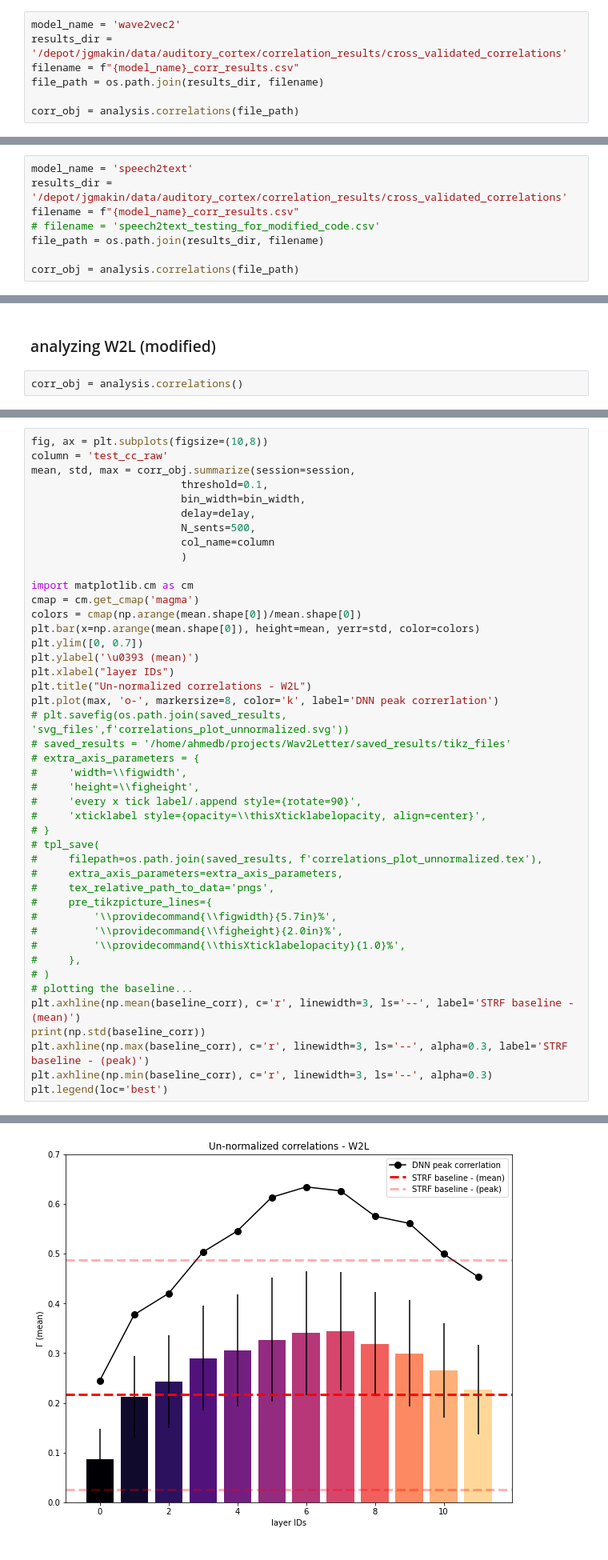
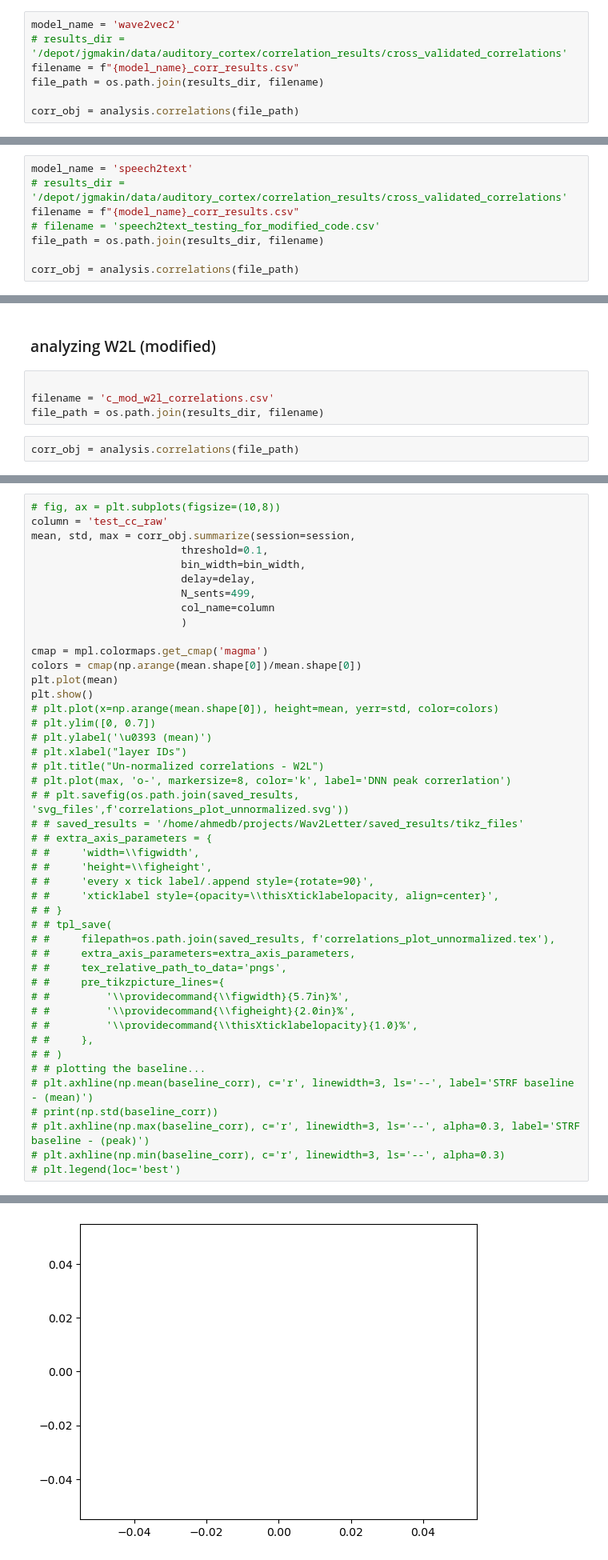
Before and after one commit to bilalhsp/Auditory_Cortex, a Jupyter notebook: experiments/correlations_analysis/correlations_analysis.ipynb, the cells around one changed output, grey strips where cells are left out. Shown at 80% size. Saved outputs shown, nothing was run; the diff lists cells and outputs as text.

Commit message:
updates to analysis and plotting

```diff
--- a/experiments/correlations_analysis/correlations_analysis.ipynb
+++ b/experiments/correlations_analysis/correlations_analysis.ipynb
@@ -152,7 +1496,7 @@ plt.legend(loc='best')
 [figure]
 # %%
 model_name = 'wave2vec2'
-results_dir = '/depot/jgmakin/data/auditory_cortex/correlation_results/cross_validated_correlations'
+# results_dir = '/depot/jgmakin/data/auditory_cortex/correlation_results/cross_validated_correlations'
 filename = f"{model_name}_corr_results.csv"
 file_path = os.path.join(results_dir, filename)
 
@@ -193,7 +1644,7 @@ plt.legend(loc='best')
 ### analyzing S2T
 # %%
 model_name = 'speech2text'
-results_dir = '/depot/jgmakin/data/auditory_cortex/correlation_results/cross_validated_correlations'
+# results_dir = '/depot/jgmakin/data/auditory_cortex/correlation_results/cross_validated_correlations'
 filename = f"{model_name}_corr_results.csv"
 # filename = 'speech2text_testing_for_modified_code.csv'
 file_path = os.path.join(results_dir, filename)
@@ -234,4 +1685,8 @@ plt.legend(loc='best')
 # %% [markdown]
 ### analyzing W2L (modified)
+# %%
+
+filename = 'c_mod_w2l_correlations.csv'
+file_path = os.path.join(results_dir, filename)
 # %%
-corr_obj = analysis.correlations()
+corr_obj = analysis.correlations(file_path)
@@ -238,45 +1743,46 @@ corr_obj = analysis.correlations()
 # %%
-fig, ax = plt.subplots(figsize=(10,8))
+# fig, ax = plt.subplots(figsize=(10,8))
 column = 'test_cc_raw'
 mean, std, max = corr_obj.summarize(session=session,
                         threshold=0.1,
                         bin_width=bin_width,
                         delay=delay,
-                        N_sents=500,
+                        N_sents=499,
                         col_name=column
                         )
 
-import matplotlib.cm as cm
-cmap = cm.get_cmap('magma')
+cmap = mpl.colormaps.get_cmap('magma')
 colors = cmap(np.arange(mean.shape[0])/mean.shape[0])
-plt.bar(x=np.arange(mean.shape[0]), height=mean, yerr=std, color=colors)
-plt.ylim([0, 0.7])
-plt.ylabel('\u0393 (mean)')
-plt.xlabel("layer IDs")
-plt.title("Un-normalized correlations - W2L")
-plt.plot(max, 'o-', markersize=8, color='k', label='DNN peak correrlation')
-# plt.savefig(os.path.join(saved_results, 'svg_files',f'correlations_plot_unnormalized.svg'))
-# saved_results = '/home/ahmedb/projects/Wav2Letter/saved_results/tikz_files'
-# extra_axis_parameters = {
-#     'width=\\figwidth',
-#     'height=\\figheight',
-#     'every x tick label/.append style={rotate=90}',
-#     'xticklabel style={opacity=\\thisXticklabelopacity, align=center}',
-# }
-# tpl_save(
-#     filepath=os.path.join(saved_results, f'correlations_plot_unnormalized.tex'),
-#     extra_axis_parameters=extra_axis_parameters,
-#     tex_relative_path_to_data='pngs',
-#     pre_tikzpicture_lines={
-#         '\\providecommand{\\figwidth}{5.7in}%',
-#         '\\providecommand{\\figheight}{2.0in}%',
-#         '\\providecommand{\\thisXticklabelopacity}{1.0}%',
-#     },
-# )
-# plotting the baseline...
-plt.axhline(np.mean(baseline_corr), c='r', linewidth=3, ls='--', label='STRF baseline - (mean)')
-print(np.std(baseline_corr))
-plt.axhline(np.max(baseline_corr), c='r', linewidth=3, ls='--', alpha=0.3, label='STRF baseline - (peak)')
-plt.axhline(np.min(baseline_corr), c='r', linewidth=3, ls='--', alpha=0.3)
-plt.legend(loc='best')
+plt.plot(mean)
+plt.show()
+# plt.plot(x=np.arange(mean.shape[0]), height=mean, yerr=std, color=colors)
+# plt.ylim([0, 0.7])
+# plt.ylabel('\u0393 (mean)')
+# plt.xlabel("layer IDs")
+# plt.title("Un-normalized correlations - W2L")
+# plt.plot(max, 'o-', markersize=8, color='k', label='DNN peak correrlation')
+# # plt.savefig(os.path.join(saved_results, 'svg_files',f'correlations_plot_unnormalized.svg'))
+# # saved_results = '/home/ahmedb/projects/Wav2Letter/saved_results/tikz_files'
+# # extra_axis_parameters = {
+# #     'width=\\figwidth',
+# #     'height=\\figheight',
+# #     'every x tick label/.append style={rotate=90}',
+# #     'xticklabel style={opacity=\\thisXticklabelopacity, align=center}',
+# # }
+# # tpl_save(
+# #     filepath=os.path.join(saved_results, f'correlations_plot_unnormalized.tex'),
+# #     extra_axis_parameters=extra_axis_parameters,
+# #     tex_relative_path_to_data='pngs',
+# #     pre_tikzpicture_lines={
+# #         '\\providecommand{\\figwidth}{5.7in}%',
+# #         '\\providecommand{\\figheight}{2.0in}%',
+# #         '\\providecommand{\\thisXticklabelopacity}{1.0}%',
+# #     },
+# # )
+# # plotting the baseline...
+# plt.axhline(np.mean(baseline_corr), c='r', linewidth=3, ls='--', label='STRF baseline - (mean)')
+# print(np.std(baseline_corr))
+# plt.axhline(np.max(baseline_corr), c='r', linewidth=3, ls='--', alpha=0.3, label='STRF baseline - (peak)')
+# plt.axhline(np.min(baseline_corr), c='r', linewidth=3, ls='--', alpha=0.3)
+# plt.legend(loc='best')
 # %% [output]
@@ -285,4 +1789,4 @@ plt.legend(loc='best')
-[figure, old version]
+[figure, new version]
 # %% [markdown]
 ### w2l original
 # %%
```
Also changed, not shown: parts of 122 cells of this notebook, 20 other files.
